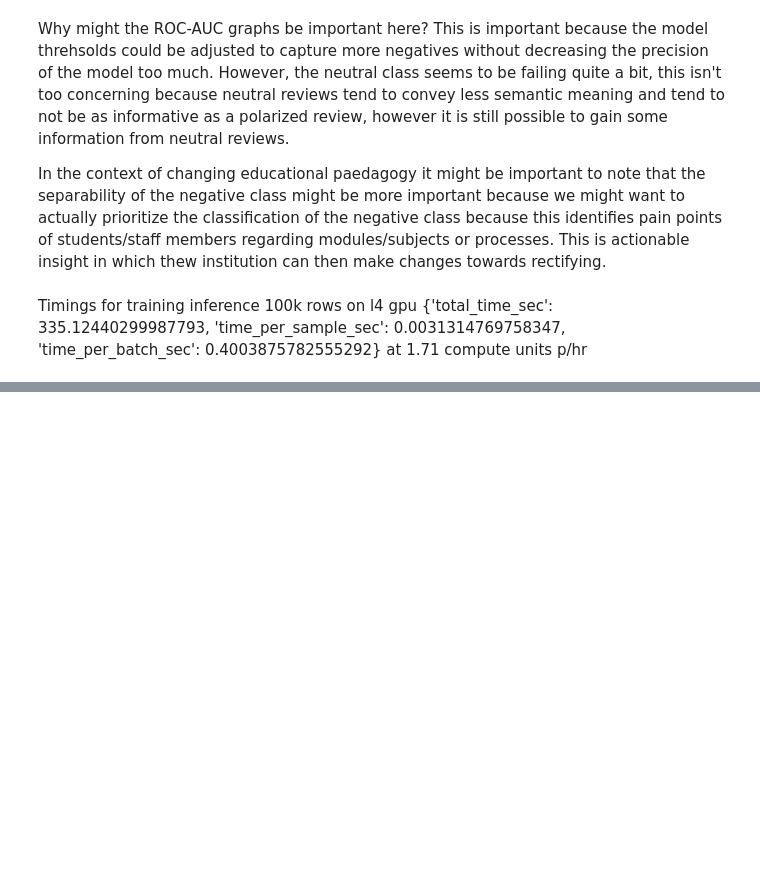
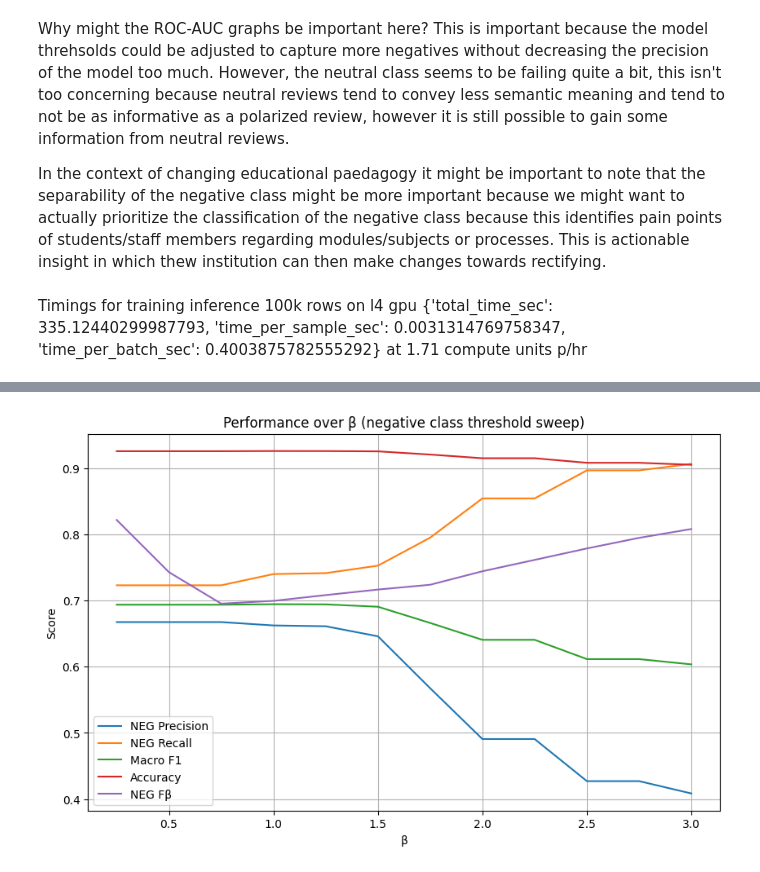
Before and after one commit to AlessandroGo/NLP_SA_ITRPA, a Jupyter notebook: results_analysis.ipynb, the cells around one changed output, grey strips where cells are left out. Cells and saved outputs as stored; diff of their text form; code cells hidden in the pictures; blank space fills up the shorter version.

```diff
--- a/results_analysis.ipynb
+++ b/results_analysis.ipynb
@@ -323,0 +454,5 @@ Timings for training inference 100k rows on l4 gpu {'total_time_sec': 335.124402
+# %%
+for i, cname in enumerate(class_names):
+    df[f"prob_{cname}"] = probs[:, i]
+
+df.head()
@@ -323,0 +525,3 @@ Timings for training inference 100k rows on l4 gpu {'total_time_sec': 335.124402
+# %%
+for i, c in enumerate(class_names):
+    print(i, repr(c))
@@ -323,0 +830,16 @@ Timings for training inference 100k rows on l4 gpu {'total_time_sec': 335.124402
+# %%
+plt.figure(figsize=(10,6))
+plt.plot(df_beta["beta"], df_beta["neg_precision"], label="NEG Precision")
+plt.plot(df_beta["beta"], df_beta["neg_recall"], label="NEG Recall")
+plt.plot(df_beta["beta"], df_beta["macro_f1"], label="Macro F1")
+plt.plot(df_beta["beta"], df_beta["accuracy"], label="Accuracy")
+plt.plot(df_beta["beta"], df_beta["neg_fbeta"], label="NEG Fβ")
+
+plt.xlabel("β")
+plt.ylabel("Score")
+plt.title("Performance over β (negative class threshold sweep)")
+plt.grid(True)
+plt.legend()
+plt.show()
+# %% [output]
+[figure, added]
```
Also changed, not shown: parts of 41 cells of this notebook.
